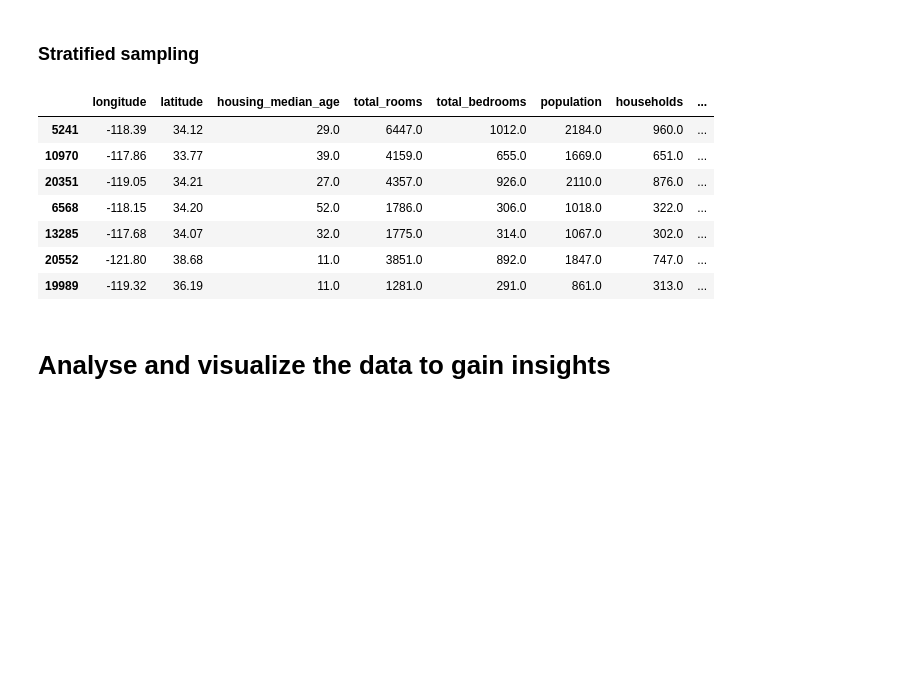
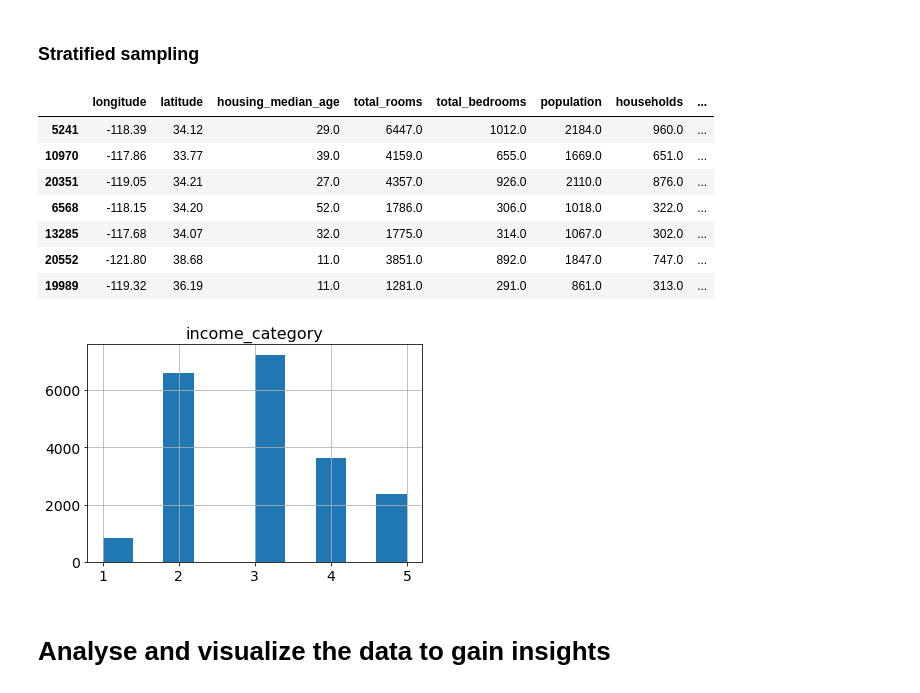
Before and after one commit to sandulas/Machine-Learning, a Jupyter notebook: CaliforniaHousing - Clean.ipynb, the cells around one changed output. Cells and saved outputs as stored; diff of their text form; code cells hidden in the pictures; blank space fills up the shorter version.

```diff
--- a/CaliforniaHousing - Clean.ipynb
+++ b/CaliforniaHousing - Clean.ipynb
@@ -165,37 +165,39 @@ test_set.head(7)
 # %% [markdown]
 ### Stratified sampling
 # %%
-# Stratified sampling by median_income (because median income has the highest correlation with median house value, our label)
+# Stratified sampling by median_income (median income has the highest correlation with median house value)
 from sklearn.model_selection import StratifiedShuffleSplit
 
 # Add a new income category attribute = split the median_income into 5 categories
 housing["income_category"] = pd.cut(housing["median_income"],
                                     bins=[0., 1.5, 3.0, 4.5, 6., np.inf],
                                     labels=[1, 2, 3, 4, 5])
 
 #print(housing["income_category"].value_counts(sort=False))
-#housing["income_category"].hist()
+housing["income_category"].hist()
+plt.title("income_category");
 
 split = StratifiedShuffleSplit(n_splits=1, test_size=0.2, random_state=42)
 
 for train_index, test_index in split.split(housing, housing["income_category"]):
     train_set = housing.loc[train_index]
     test_set = housing.loc[test_index]
 
 # Remove the income category attribute so the data is back to its original state
 for dataset in (train_set, test_set):
     dataset.drop("income_category", axis=1, inplace=True)
 
 test_set.head(7)
 # %% [output]
 |  | longitude | latitude | housing_median_age | total_rooms | total_bedrooms | population | households | ... |
 | 5241 | -118.39 | 34.12 | 29.0 | 6447.0 | 1012.0 | 2184.0 | 960.0 | ... |
 | 10970 | -117.86 | 33.77 | 39.0 | 4159.0 | 655.0 | 1669.0 | 651.0 | ... |
 | 20351 | -119.05 | 34.21 | 27.0 | 4357.0 | 926.0 | 2110.0 | 876.0 | ... |
 | 6568 | -118.15 | 34.20 | 52.0 | 1786.0 | 306.0 | 1018.0 | 322.0 | ... |
 | 13285 | -117.68 | 34.07 | 32.0 | 1775.0 | 314.0 | 1067.0 | 302.0 | ... |
 | 20552 | -121.80 | 38.68 | 11.0 | 3851.0 | 892.0 | 1847.0 | 747.0 | ... |
 | 19989 | -119.32 | 36.19 | 11.0 | 1281.0 | 291.0 | 861.0 | 313.0 | ... |
+[figure, added]
 # %% [markdown]
 # Analyse and visualize the data to gain insights
 # %%
```
Also changed, not shown: parts of 9 cells of this notebook.
